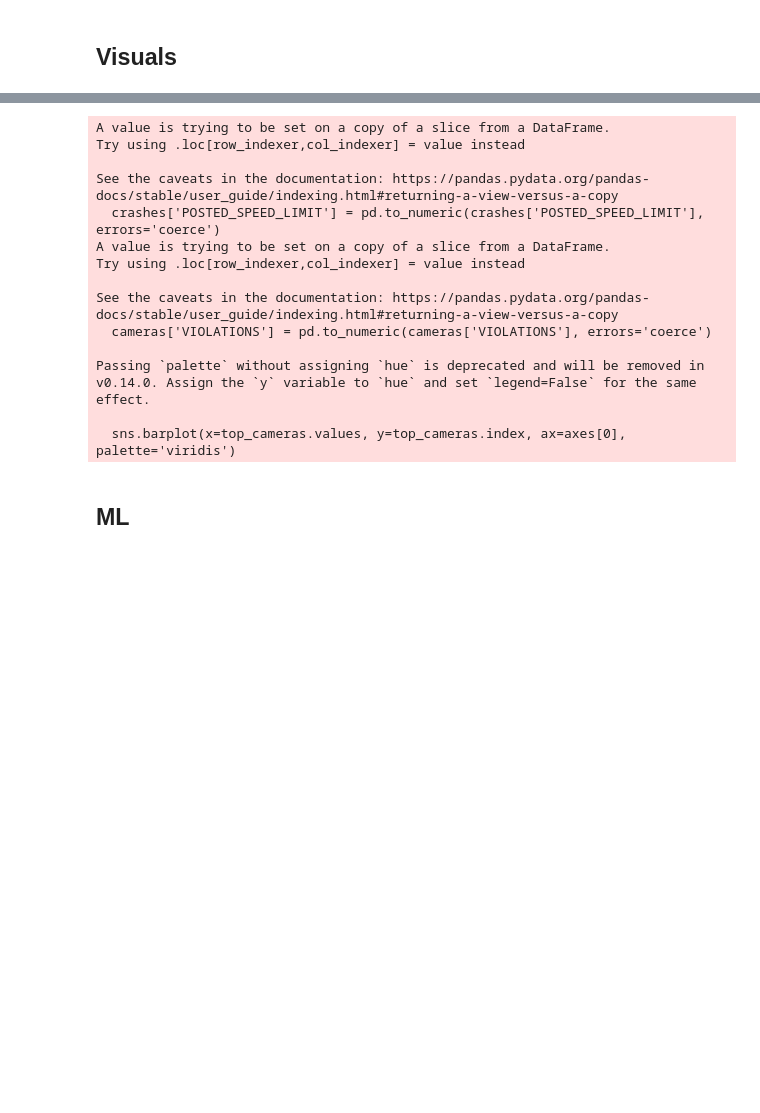
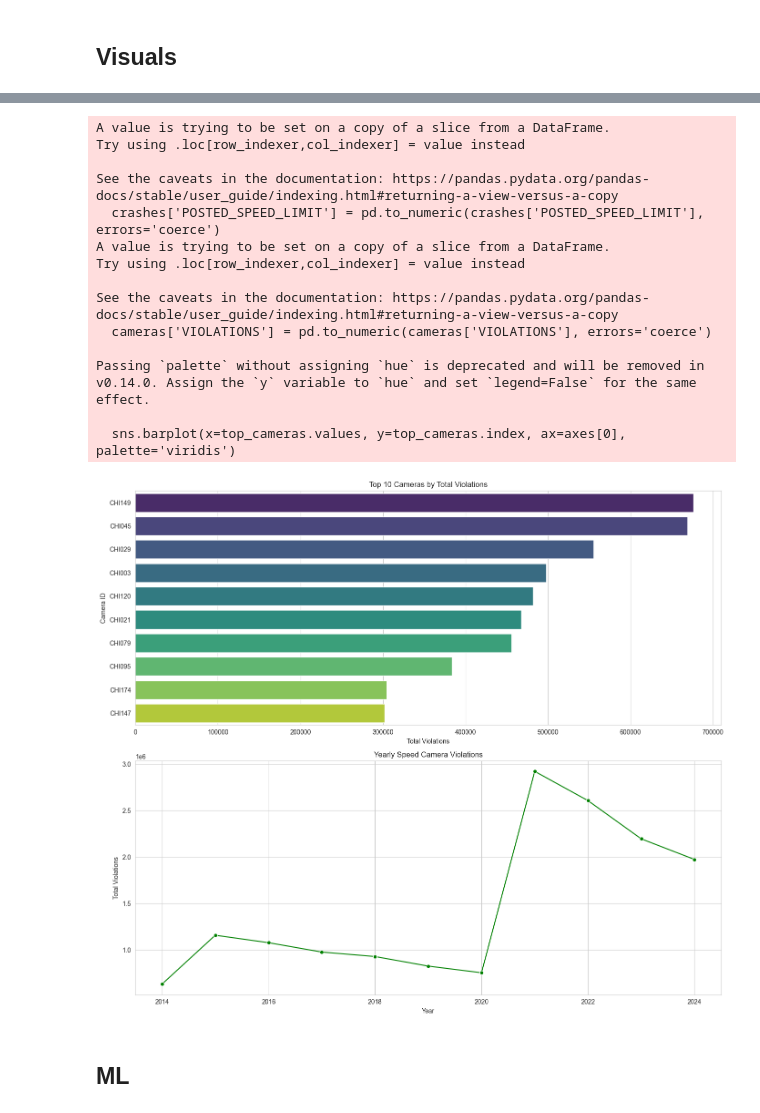
Before and after one commit to shaddad3/Project-WalkSafe, a Jupyter notebook: finalproject.ipynb, the cells around one changed output, grey strips where cells are left out. Drawn from its saved outputs; the diff is of its cells as text; code cells hidden in the pictures; blank space fills up the shorter version.

Commit message:
updated visual hypothesis for camera violations trend

```diff
--- a/finalproject.ipynb
+++ b/finalproject.ipynb
@@ -7,4 +14,5 @@
 # %%
+%matplotlib inline
 import pandas as pd
 import numpy as np
 import matplotlib.pyplot as plt
@@ -12,7 +20,6 @@ import seaborn as sns
 from datetime import datetime
 
 # Set up visualization
-plt.switch_backend('TkAgg')
 sns.set_style("whitegrid")
 plt.rcParams["figure.figsize"] = (12, 6)
 
@@ -49,11 +56,6 @@ def clean_data(crashes, cameras, traffic):
 crashes, cameras, traffic = load_data()
 crashes, cameras, traffic = clean_data(crashes, cameras, traffic)
 
-# Set up visualization
-plt.switch_backend('TkAgg')
-sns.set_style("whitegrid")
-plt.rcParams["figure.figsize"] = (12, 6)
-
 def plot_camera_violations(cameras):
     """Analyze speed camera violation patterns"""
     if len(cameras) == 0:
@@ -62,7 +64,7 @@ def plot_camera_violations(cameras):
 
     fig, axes = plt.subplots(2, 1, figsize=(14, 12))
 
-    # Violations by camera
+    # Violations by speed camera
     top_cameras = cameras.groupby('CAMERA ID')['VIOLATIONS'].sum().nlargest(10)
     sns.barplot(x=top_cameras.values, y=top_cameras.index, ax=axes[0], palette='viridis')
     axes[0].set_title('Top 10 Cameras by Total Violations')
@@ -71,33 +73,34 @@ def plot_camera_violations(cameras):
 
     # Violation trends over time
     if 'VIOLATION DATE' in cameras.columns:
         cameras['YEAR'] = cameras['VIOLATION DATE'].dt.year
         yearly_violations = cameras.groupby('YEAR')['VIOLATIONS'].sum()
         sns.lineplot(x=yearly_violations.index, y=yearly_violations.values,
                      ax=axes[1], marker='o', color='green')
         axes[1].set_title('Yearly Speed Camera Violations')
         axes[1].set_xlabel('Year')
         axes[1].set_ylabel('Total Violations')
 
     plt.tight_layout()
     plt.show()
 
 plot_camera_violations(cameras)
 # %% [output]
 A value is trying to be set on a copy of a slice from a DataFrame.
 Try using .loc[row_indexer,col_indexer] = value instead
 
 See the caveats in the documentation: https://pandas.pydata.org/pandas-docs/stable/user_guide/indexing.html#returning-a-view-versus-a-copy
   crashes['POSTED_SPEED_LIMIT'] = pd.to_numeric(crashes['POSTED_SPEED_LIMIT'], errors='coerce')
 A value is trying to be set on a copy of a slice from a DataFrame.
 Try using .loc[row_indexer,col_indexer] = value instead
 
 See the caveats in the documentation: https://pandas.pydata.org/pandas-docs/stable/user_guide/indexing.html#returning-a-view-versus-a-copy
   cameras['VIOLATIONS'] = pd.to_numeric(cameras['VIOLATIONS'], errors='coerce')
 
 Passing `palette` without assigning `hue` is deprecated and will be removed in v0.14.0. Assign the `y` variable to `hue` and set `legend=False` for the same effect.
 
   sns.barplot(x=top_cameras.values, y=top_cameras.index, ax=axes[0], palette='viridis')
+[figure, added]
 # %% [markdown]
 ## ML
 # %% [markdown]
```
Also changed, not shown: parts of 1 cell of this notebook.
